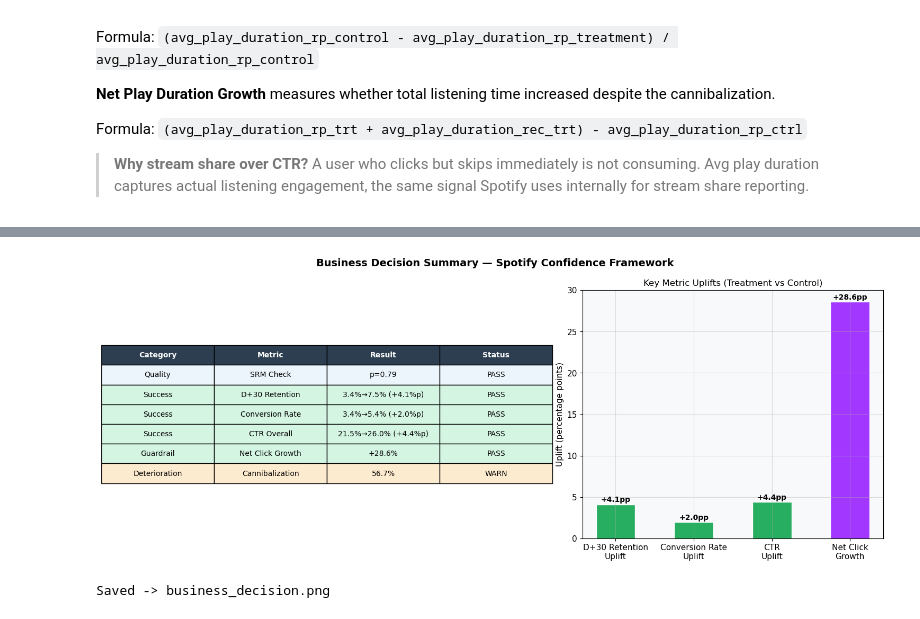
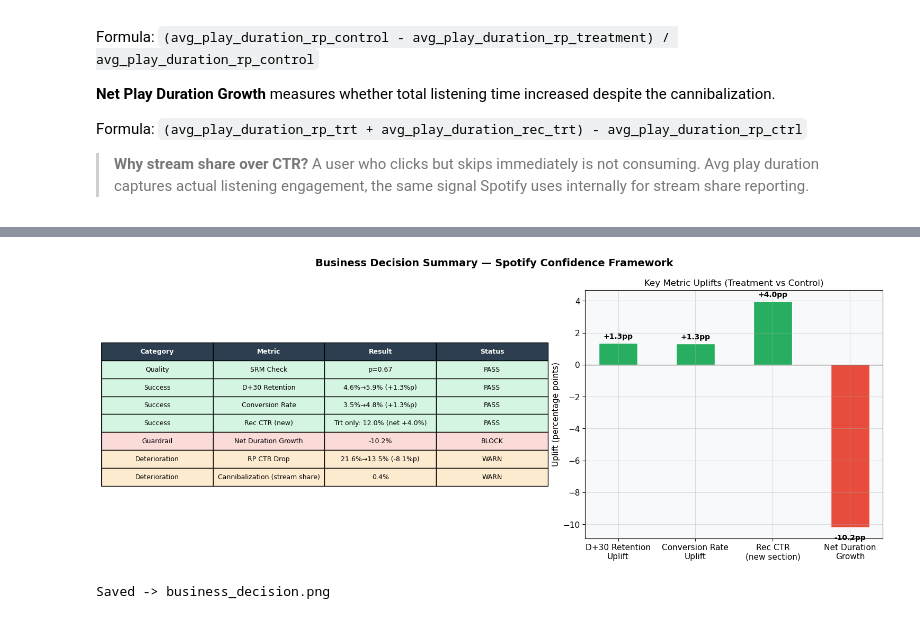
Before and after one commit to suhyun9892/deezer-discovery-experiment, a Jupyter notebook: analysis/ab_test_analysis.ipynb, the cells around one changed output, grey strips where cells are left out. Drawn from its saved outputs; the diff is of its cells as text; code cells hidden in the pictures.

```diff
--- a/analysis/ab_test_analysis.ipynb
+++ b/analysis/ab_test_analysis.ipynb
@@ -531,18 +541,17 @@ Formula: `(avg_play_duration_rp_trt + avg_play_duration_rec_trt) - avg_play_dura
 ctrl_df = df_summary[df_summary.user_group == 'control']
 trt_df  = df_summary[df_summary.user_group == 'treatment']
 
-# Group-level avg play duration by section
-ctrl_rp_dur  = ctrl_df['avg_play_duration_rp'].mean()   # Control: RP only
-trt_rp_dur   = trt_df['avg_play_duration_rp'].mean()    # Treatment: RP
-trt_rec_dur  = trt_df['avg_play_duration_rec'].mean()   # Treatment: Recommendation
+# RP stream share drop (Cannibalization)
+ctrl_rp_dur = ctrl_df['avg_play_duration_rp'].mean()
+trt_rp_dur  = trt_df['avg_play_duration_rp'].mean()
+trt_rec_dur = trt_df['avg_play_duration_rec'].mean()
 
-# Cannibalization: drop in RP stream share
 cannib = (ctrl_rp_dur - trt_rp_dur) / ctrl_rp_dur if ctrl_rp_dur > 0 else 0
 
-# Net growth: did total play duration increase?
-ctrl_total_dur = ctrl_rp_dur
-trt_total_dur  = trt_rp_dur + trt_rec_dur
-net_growth     = (trt_total_dur - ctrl_total_dur) / ctrl_total_dur if ctrl_total_dur > 0 else 0
+# Net Growth = 전체 재생 시간 비교 (섹션 합산 X, 유저당 전체 avg)
+ctrl_total_dur = ctrl_df['avg_play_duration_sec'].mean()
+trt_total_dur  = trt_df['avg_play_duration_sec'].mean()
+net_growth     = (trt_total_dur - ctrl_total_dur) / ctrl_total_dur
 
 print('── Cannibalization & Net Play Duration Growth ──────────')
 print(f'  Control avg play duration (RP)   : {ctrl_rp_dur:.1f}s')
@@ -914,55 +922,63 @@ fig.suptitle('Business Decision Summary — Spotify Confidence Framework', fonts
 ax1 = axes[0]
 ax1.axis('off')
 
+guardrail_status = 'PASS' if net_growth > 0 else 'BLOCK'
+
 scorecard = [
-    ['Category', 'Metric', 'Result', 'Status'],
-    ['Quality',       'SRM Check',                  f'p={p_srm:.2f}',                          'PASS'],
-    ['Success',       'D+30 Retention',              f'{p_ctrl_ret:.1%}→{p_trt_ret:.1%} ({diff_ret:+.1%}p)', 'PASS'],
-    ['Success',       'Conversion Rate',             f'{p_ctrl_conv:.1%}→{p_trt_conv:.1%} ({diff_conv:+.1%}p)', 'PASS'],
-    ['Success',       'CTR Overall',                 f'{p_ctrl_ctr:.1%}→{p_trt_ctr:.1%} ({diff_ctr:+.1%}p)', 'PASS'],
-    ['Guardrail',     'Net Duration Growth',          f'{net_growth:+.1%}',                     'PASS'],
-    ['Deterioration', 'Cannibalization (stream share)', f'{cannib:.1%}',                        'WARN'],
+    ['Category',      'Metric',                       'Result',                                              'Status'],
+    ['Quality',       'SRM Check',                    f'p={p_srm:.2f}',                                     'PASS'],
+    ['Success',       'D+30 Retention',               f'{p_ctrl_ret:.1%}→{p_trt_ret:.1%} ({diff_ret:+.1%}p)', 'PASS'],
+    ['Success',       'Conversion Rate',              f'{p_ctrl_conv:.1%}→{p_trt_conv:.1%} ({diff_conv:+.1%}p)', 'PASS'],
+    ['Success',       'Rec CTR (new)',                f'Trt only: {p_trt_rec:.1%} (net {diff_ctr:+.1%})',   'PASS'],
+    ['Guardrail',     'Net Duration Growth',          f'{net_growth:+.1%}',                                  guardrail_status],
+    ['Deterioration', 'RP CTR Drop',                  f'{p_ctrl_rp:.1%}→{p_trt_rp:.1%} ({diff_rp:+.1%}p)', 'WARN'],
+    ['Deterioration', 'Cannibalization (stream share)', f'{cannib:.1%}',                                     'WARN'],
 ]
 
 table = ax1.table(cellText=scorecard[1:], colLabels=scorecard[0],
                   cellLoc='center', loc='center')
 table.auto_set_font_size(False)
-table.set_fontsize(10)
-table.scale(1.5, 2.2)
+table.set_fontsize(9)
+table.scale(1.5, 2.0)
 
 header_color = '#2C3E50'
 for j in range(4):
     table[0, j].set_facecolor(header_color)
     table[0, j].set_text_props(color='white', fontweight='bold')
 
-row_colors = {'Quality': '#EBF5FB', 'Success': '#D5F5E3', 'Guardrail': '#D5F5E3', 'Deterioration': '#FDEBD0'}
+status_colors = {
+    'PASS' : '#D5F5E3',
+    'WARN' : '#FDEBD0',
+    'BLOCK': '#FADBD8',  # 연한 빨강
+}
 for i, row in enumerate(scorecard[1:]):
-    color = row_colors.get(row[0], 'white')
+    color = status_colors.get(row[3], 'white')
     for j in range(4):
         table[i+1, j].set_facecolor(color)
 
 # Right: Key metrics uplift bar
 ax2 = axes[1]
-metrics     = ['D+30 Retention\nUplift', 'Conversion Rate\nUplift', 'CTR\nUplift', 'Net Duration\nGrowth']
-uplifts     = [diff_ret * 100, diff_conv * 100, diff_ctr * 100, net_growth * 100]
-bar_colors2 = ['#27AE60', '#27AE60', '#27AE60', '#A238FF']
+metrics  = ['D+30 Retention\nUplift', 'Conversion Rate\nUplift', 'Rec CTR\n(new section)', 'Net Duration\nGrowth']
+uplifts  = [diff_ret * 100, diff_conv * 100, diff_ctr * 100, net_growth * 100]
+colors   = ['#27AE60' if v > 0 else '#E74C3C' for v in uplifts]
 
-bars = ax2.bar(metrics, uplifts, color=bar_colors2, width=0.5, edgecolor='white')
+bars = ax2.bar(metrics, uplifts, color=colors, width=0.5, edgecolor='white')
 ax2.set_title('Key Metric Uplifts (Treatment vs Control)', fontsize=12)
 ax2.set_ylabel('Uplift (percentage points)')
 ax2.axhline(y=0, color='black', linewidth=0.8)
 
 for bar, val in zip(bars, uplifts):
+    offset = 0.3 if val >= 0 else -0.8
     ax2.text(bar.get_x() + bar.get_width()/2,
-             bar.get_height() + 0.3,
-             f'+{val:.1f}pp', ha='center', fontsize=10, fontweight='bold')
+             bar.get_height() + offset,
+             f'{val:+.1f}pp', ha='center', fontsize=10, fontweight='bold')
 
 plt.tight_layout()
 plt.savefig('business_decision.png', dpi=150, bbox_inches='tight')
 plt.show()
 print('Saved -> business_decision.png')
 # %% [output]
-[figure, old version]
+[figure, new version]
 Saved -> business_decision.png
 # %% [markdown]
 ## 8. Post-Launch Monitoring & Next Steps
```
Also changed, not shown: parts of 21 cells of this notebook, 6 other files.
